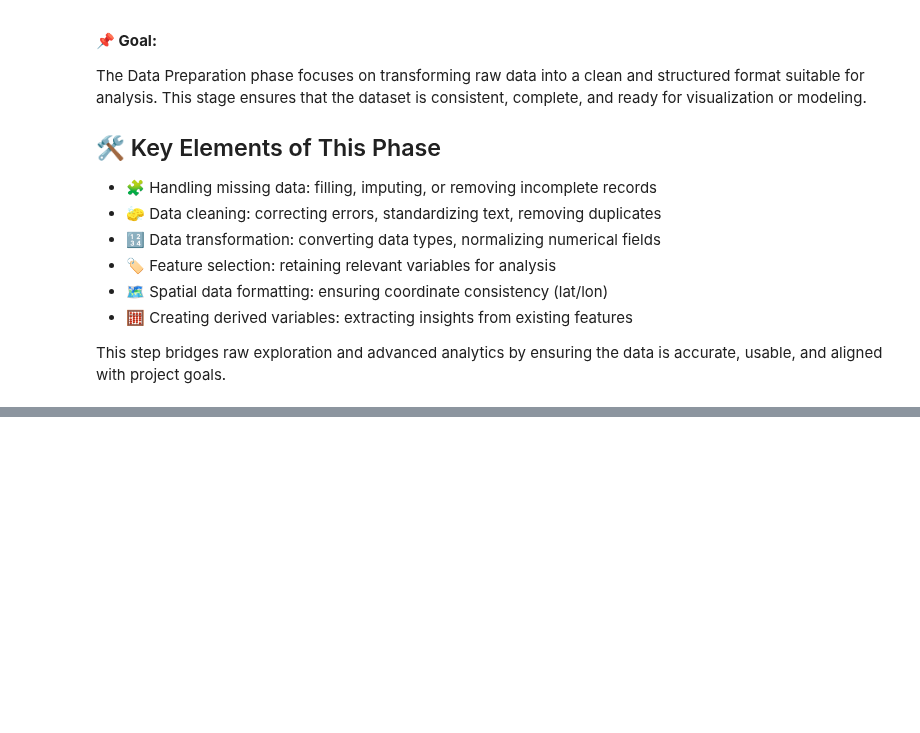
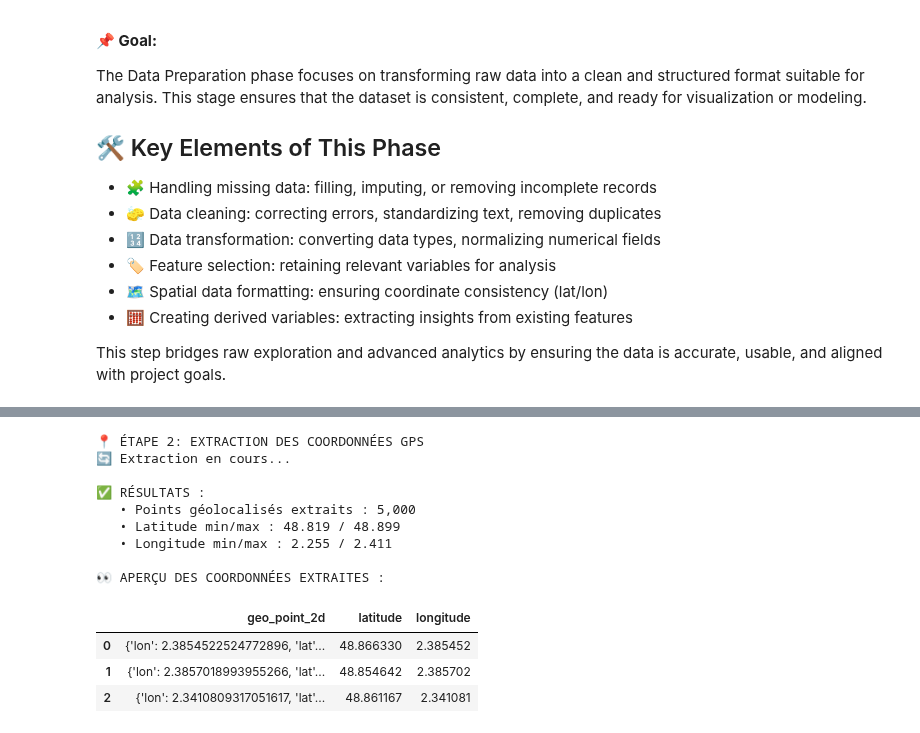
Before and after one commit to ZahraZellazi/L-Archipel-des-Commerces-Parisiens, a Jupyter notebook: notebooks/commerce.ipynb, the cells around one changed output, grey strips where cells are left out. Saved outputs shown, nothing was run; the diff lists cells and outputs as text; code cells hidden in the pictures; blank space fills up the shorter version.

Commit message:
extraction des donées GPS

```diff
--- a/notebooks/commerce.ipynb
+++ b/notebooks/commerce.ipynb
@@ -589,0 +607,9 @@ else:
+# %%
+
+print("🔧 ÉTAPE 1: CRÉATION DE LA COPIE DE SÉCURITÉ")
+
+df_clean = df_raw.copy()
+
+
+print(f"\n📊 AVANT NETTOYAGE : {len(df_clean):,} enregistrements")
+print(f"📋 Colonnes disponibles : {len(df_clean.columns)}")
@@ -589,0 +647,57 @@ else:
+# %%
+
+print("📍 ÉTAPE 2: EXTRACTION DES COORDONNÉES GPS")
+
+def extract_coordinates(geo_str):
+    """
+    Extrait latitude et longitude de la chaîne JSON geo_point_2d
+    """
+    try:
+        if pd.isna(geo_str):
+            return np.nan, np.nan
+
+        # Convertir la string JSON en dictionnaire Python
+        import ast
+        geo_dict = ast.literal_eval(geo_str)
+
+        # Extraire lat et lon
+        lat = geo_dict.get('lat', np.nan)
+        lon = geo_dict.get('lon', np.nan)
+
+        return lat, lon
+
+    except Exception as e:
+        print(f"⚠️  Erreur d'extraction : {e}")
+        return np.nan, np.nan
+
+# Appliquer l'extraction à toutes les lignes
+print("🔄 Extraction en cours...")
+coordinates_data = df_clean['geo_point_2d'].apply(
+    lambda x: pd.Series(extract_coordinates(x)) if pd.notna(x) else pd.Series([np.nan, np.nan])
+)
+
+# Ajouter les nouvelles colonnes
+df_clean[['latitude', 'longitude']] = coordinates_data
+
+print(f"\n✅ RÉSULTATS :")
+print(f"   • Points géolocalisés extraits : {df_clean[['latitude', 'longitude']].notna().all(axis=1).sum():,}")
+print(f"   • Latitude min/max : {df_clean['latitude'].min():.3f} / {df_clean['latitude'].max():.3f}")
+print(f"   • Longitude min/max : {df_clean['longitude'].min():.3f} / {df_clean['longitude'].max():.3f}")
+
+# Aperçu des coordonnées extraites
+print("\n👀 APERÇU DES COORDONNÉES EXTRAITES :")
+display(df_clean[['geo_point_2d', 'latitude', 'longitude']].head(3))
+# %% [output]
+📍 ÉTAPE 2: EXTRACTION DES COORDONNÉES GPS
+🔄 Extraction en cours...
+
+✅ RÉSULTATS :
+   • Points géolocalisés extraits : 5,000
+   • Latitude min/max : 48.819 / 48.899
+   • Longitude min/max : 2.255 / 2.411
+
+👀 APERÇU DES COORDONNÉES EXTRAITES :
+|  | geo_point_2d | latitude | longitude |
+| 0 | {'lon': 2.3854522524772896, 'lat'... | 48.866330 | 2.385452 |
+| 1 | {'lon': 2.3857018993955266, 'lat'... | 48.854642 | 2.385702 |
+| 2 | {'lon': 2.3410809317051617, 'lat'... | 48.861167 | 2.341081 |
```
Also changed, not shown: parts of 5 cells of this notebook.
